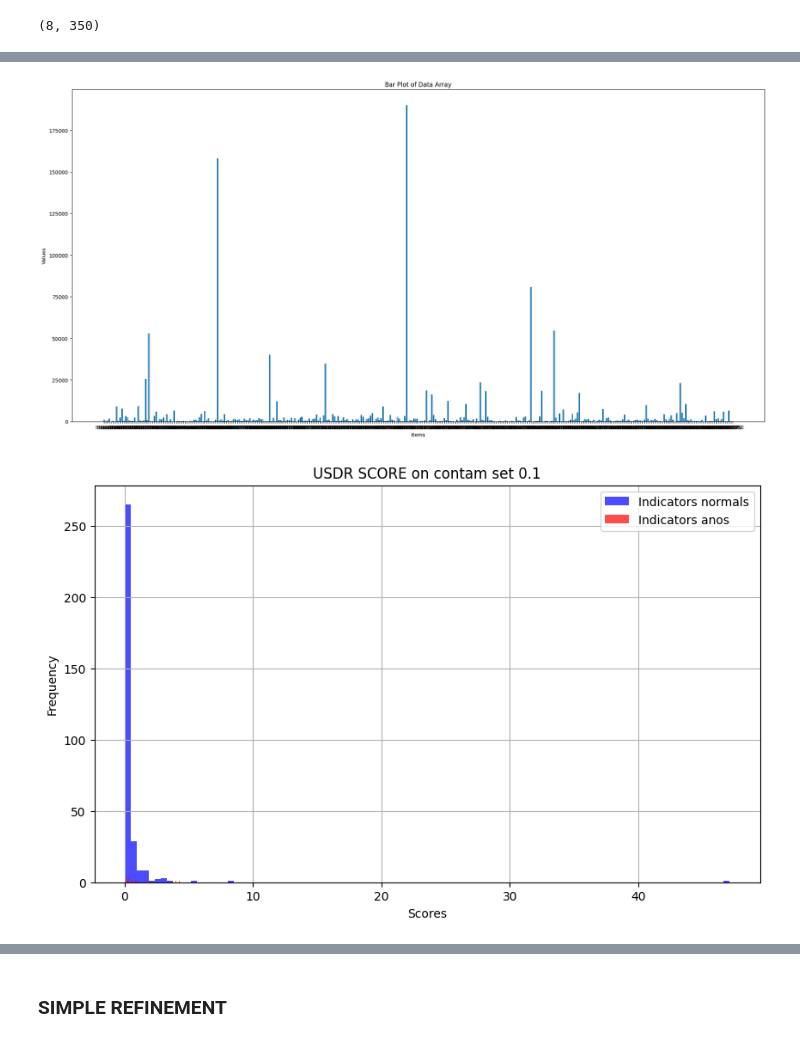
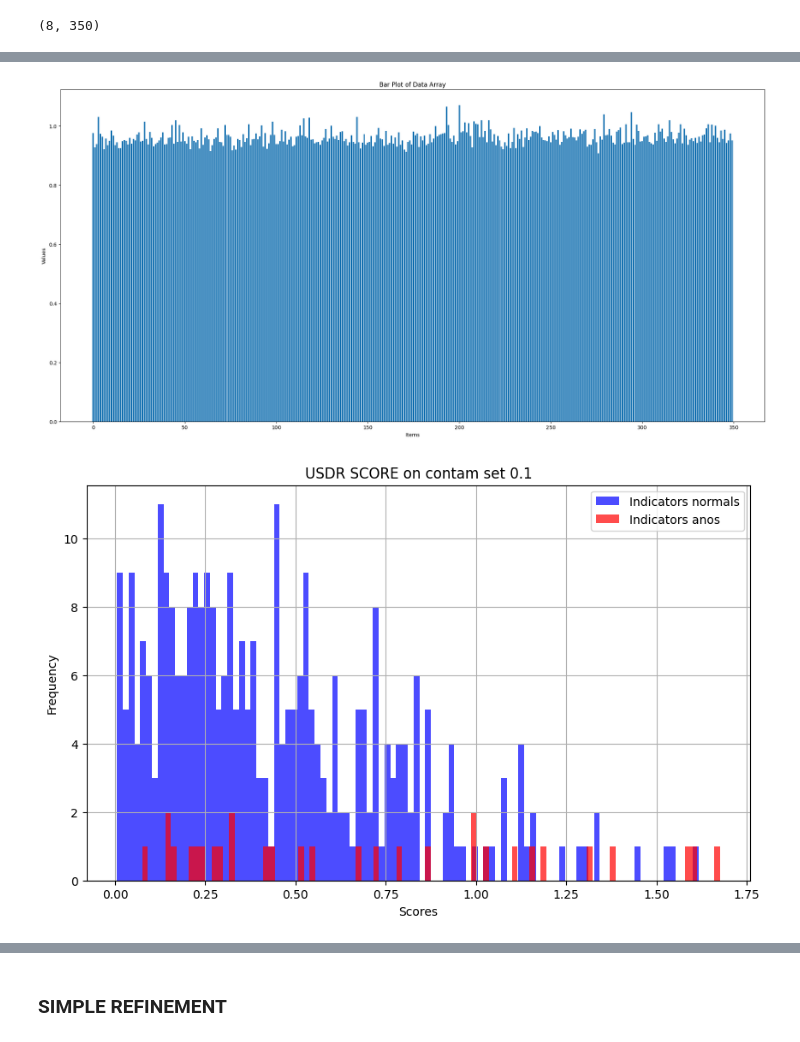
Before and after one commit to buehlpa/UTRAD, a Jupyter notebook: dev_usdr.ipynb, the cells around one changed output, grey strips where cells are left out. Cells and saved outputs as stored; diff of their text form; code cells hidden in the pictures.

```diff
--- a/dev_usdr.ipynb
+++ b/dev_usdr.ipynb
@@ -375,10 +395,10 @@ df
 # %%
 import pickle
 
-file_path = "/home/bule/projects/UTRAD/results/mvtec/contamination_10/DEV_USDR_15_05_24-2-screw/allpaths.pkl"
+file_path = "/home/bule/projects/UTRAD/results/mvtec/contamination_10/DEV_USDR_15_05_24-3-screw/allpaths.pkl"
 with open(file_path, "rb") as file:
     data = pickle.load(file)
 
-file_path = "/home/bule/projects/UTRAD/results/mvtec/contamination_10/DEV_USDR_15_05_24-2-screw/allscores.pkl"
+file_path = "/home/bule/projects/UTRAD/results/mvtec/contamination_10/DEV_USDR_15_05_24-3-screw/allscores.pkl"
 with open(file_path, "rb") as file:
     scores = pickle.load(file)
@@ -403,21 +444,19 @@ plt.show()
 # %%
-scores[1]
-
-labels = [f'Item {i+1}' for i in range(len(scores[1]))]
 
 # Plotting the bar plot
 plt.figure(figsize=(20, 10))
-plt.bar(range(len(scores[1])), scores[7], tick_label=labels)
+plt.bar(range(len(scores[1])), scores[0])
 plt.xlabel('Items')
 plt.ylabel('Values')
 plt.title('Bar Plot of Data Array')
 #plt.xticks(rotation=90)  # Rotate x-axis labels for better readability
 plt.tight_layout()
 plt.show()
 # %% [output]
-[figure, old version]
+[figure, new version]
 # %%
 indicator=df['indicator']
+idx=df['idx']
 indicator=np.array(indicator)
 
 idx_labs=[labels_train[idx] for idx in idx]
@@ -438,7 +477,7 @@ plt.legend()
 plt.grid(True)
 plt.show()
 # %% [output]
-[figure, old version]
+[figure, new version]
 # %%
 path=os.path.join(EXPERIMENT_PATH,f'USDR_window:{window_size}_stride:{stride}.pkl')
 resdict={'indicator':indicator,'idx':idx}
```
Also changed, not shown: parts of 7 cells of this notebook, 8 other files.
